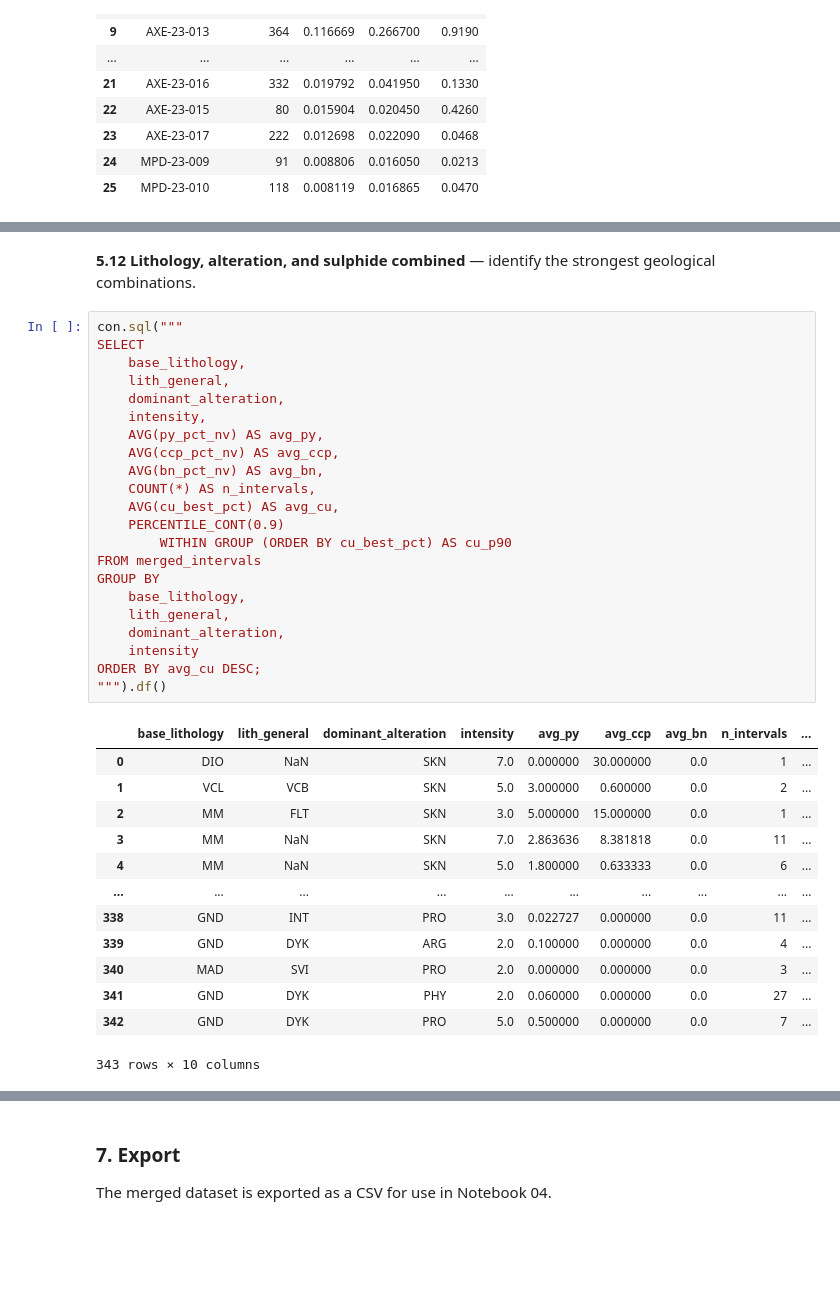
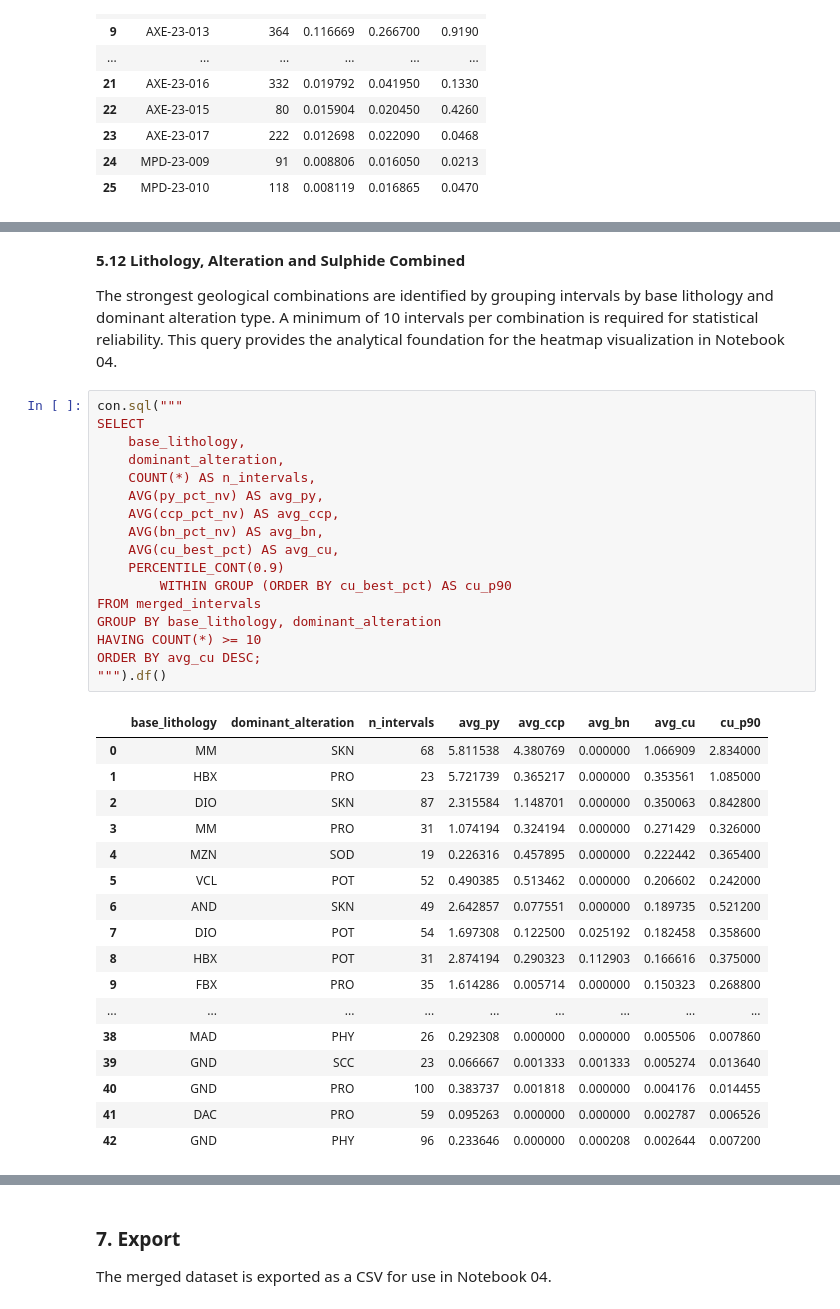
Before and after one commit to Maxpeligro/mpd-exploration-drilling-analysis, a Jupyter notebook: Notebooks/03_sql_data_merging_and_analysis.ipynb, the cells around one changed output, grey strips where cells are left out. Drawn from its saved outputs; the diff is of its cells as text; blank space fills up the shorter version.

```diff
--- a/Notebooks/03_sql_data_merging_and_analysis.ipynb
+++ b/Notebooks/03_sql_data_merging_and_analysis.ipynb
@@ -584,38 +708,43 @@ ORDER BY avg_cu DESC;
 # %% [markdown]
-**5.12 Lithology, alteration, and sulphide combined** — identify the strongest geological combinations.
+**5.12 Lithology, Alteration and Sulphide Combined**
+
+The strongest geological combinations are identified by grouping intervals
+by base lithology and dominant alteration type. A minimum of 10 intervals
+per combination is required for statistical reliability. This query
+provides the analytical foundation for the heatmap visualization in
+Notebook 04.
 # %%
 con.sql("""
 SELECT
     base_lithology,
-    lith_general,
     dominant_alteration,
-    intensity,
+    COUNT(*) AS n_intervals,
     AVG(py_pct_nv) AS avg_py,
     AVG(ccp_pct_nv) AS avg_ccp,
     AVG(bn_pct_nv) AS avg_bn,
-    COUNT(*) AS n_intervals,
     AVG(cu_best_pct) AS avg_cu,
     PERCENTILE_CONT(0.9)
         WITHIN GROUP (ORDER BY cu_best_pct) AS cu_p90
 FROM merged_intervals
-GROUP BY
-    base_lithology,
-    lith_general,
-    dominant_alteration,
-    intensity
+GROUP BY base_lithology, dominant_alteration
+HAVING COUNT(*) >= 10
 ORDER BY avg_cu DESC;
 """).df()
 # %% [output]
-|  | base_lithology | lith_general | dominant_alteration | intensity | avg_py | avg_ccp | avg_bn | n_intervals | ... |
-| 0 | DIO | NaN | SKN | 7.0 | 0.000000 | 30.000000 | 0.0 | 1 | ... |
-| 1 | VCL | VCB | SKN | 5.0 | 3.000000 | 0.600000 | 0.0 | 2 | ... |
-| 2 | MM | FLT | SKN | 3.0 | 5.000000 | 15.000000 | 0.0 | 1 | ... |
-| 3 | MM | NaN | SKN | 7.0 | 2.863636 | 8.381818 | 0.0 | 11 | ... |
-| 4 | MM | NaN | SKN | 5.0 | 1.800000 | 0.633333 | 0.0 | 6 | ... |
-| ... | ... | ... | ... | ... | ... | ... | ... | ... | ... |
-| 338 | GND | INT | PRO | 3.0 | 0.022727 | 0.000000 | 0.0 | 11 | ... |
-| 339 | GND | DYK | ARG | 2.0 | 0.100000 | 0.000000 | 0.0 | 4 | ... |
-| 340 | MAD | SVI | PRO | 2.0 | 0.000000 | 0.000000 | 0.0 | 3 | ... |
-| 341 | GND | DYK | PHY | 2.0 | 0.060000 | 0.000000 | 0.0 | 27 | ... |
-| 342 | GND | DYK | PRO | 5.0 | 0.500000 | 0.000000 | 0.0 | 7 | ... |
+|  | base_lithology | dominant_alteration | n_intervals | avg_py | avg_ccp | avg_bn | avg_cu | cu_p90 |
+| 0 | MM | SKN | 68 | 5.811538 | 4.380769 | 0.000000 | 1.066909 | 2.834000 |
+| 1 | HBX | PRO | 23 | 5.721739 | 0.365217 | 0.000000 | 0.353561 | 1.085000 |
+| 2 | DIO | SKN | 87 | 2.315584 | 1.148701 | 0.000000 | 0.350063 | 0.842800 |
+| 3 | MM | PRO | 31 | 1.074194 | 0.324194 | 0.000000 | 0.271429 | 0.326000 |
+| 4 | MZN | SOD | 19 | 0.226316 | 0.457895 | 0.000000 | 0.222442 | 0.365400 |
+| 5 | VCL | POT | 52 | 0.490385 | 0.513462 | 0.000000 | 0.206602 | 0.242000 |
+| 6 | AND | SKN | 49 | 2.642857 | 0.077551 | 0.000000 | 0.189735 | 0.521200 |
+| 7 | DIO | POT | 54 | 1.697308 | 0.122500 | 0.025192 | 0.182458 | 0.358600 |
+| 8 | HBX | POT | 31 | 2.874194 | 0.290323 | 0.112903 | 0.166616 | 0.375000 |
+| 9 | FBX | PRO | 35 | 1.614286 | 0.005714 | 0.000000 | 0.150323 | 0.268800 |
+| ... | ... | ... | ... | ... | ... | ... | ... | ... |
+| 38 | MAD | PHY | 26 | 0.292308 | 0.000000 | 0.000000 | 0.005506 | 0.007860 |
+| 39 | GND | SCC | 23 | 0.066667 | 0.001333 | 0.001333 | 0.005274 | 0.013640 |
+| 40 | GND | PRO | 100 | 0.383737 | 0.001818 | 0.000000 | 0.004176 | 0.014455 |
+| 41 | DAC | PRO | 59 | 0.095263 | 0.000000 | 0.000000 | 0.002787 | 0.006526 |
+| 42 | GND | PHY | 96 | 0.233646 | 0.000000 | 0.000208 | 0.002644 | 0.007200 |
-343 rows × 10 columns
```
Also changed, not shown: parts of 21 cells of this notebook, 4 other files.
